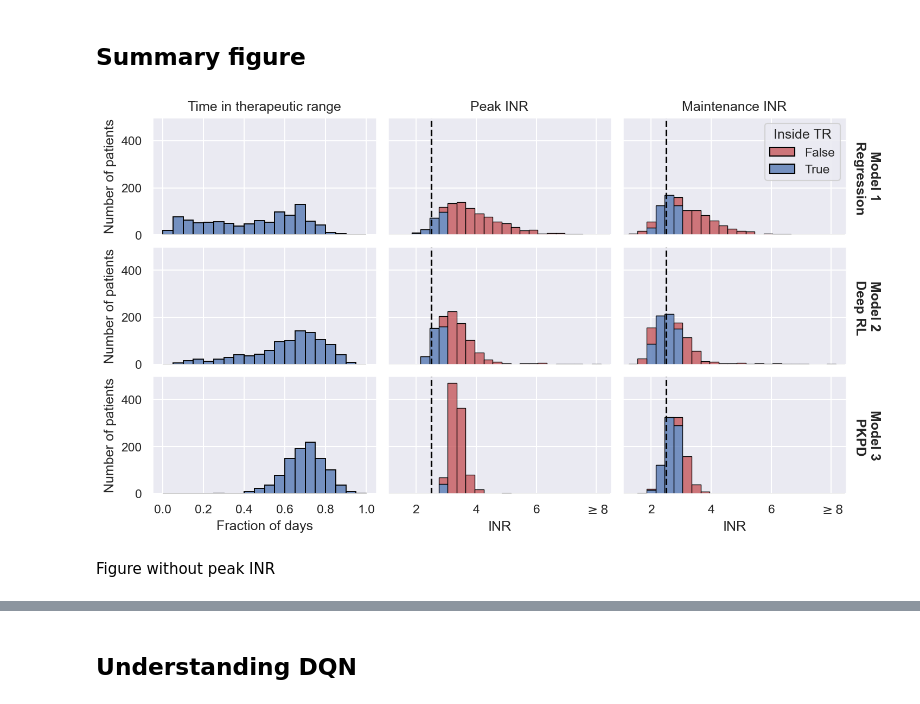
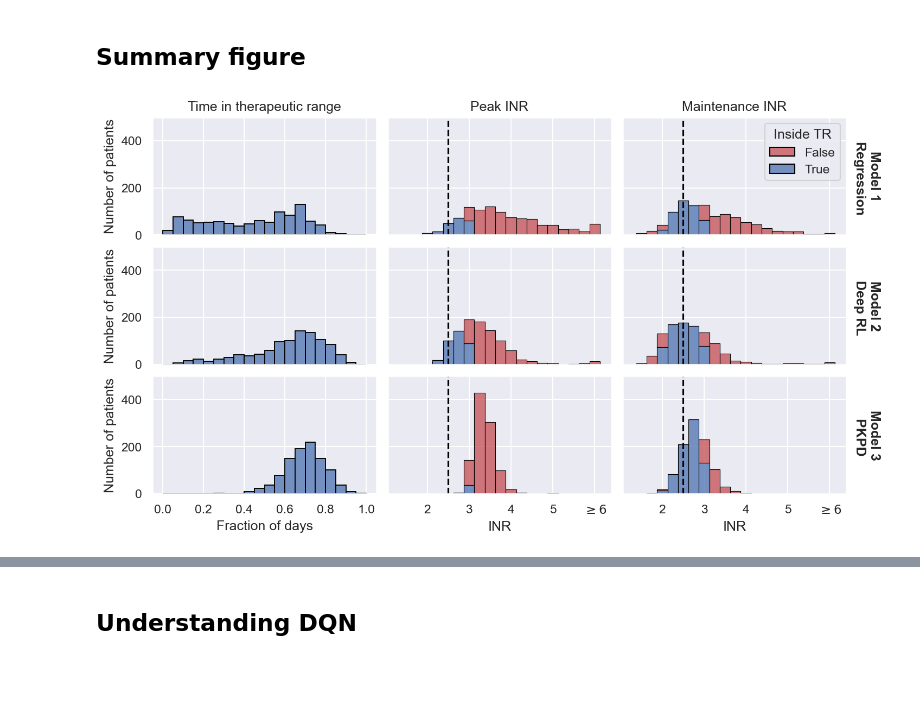
Before and after one commit to DavAug/mipd-warfarin, a Jupyter notebook: results/1_systems_pharmacology_model/results.ipynb, the cells around one changed output, grey strips where cells are left out. Cells and saved outputs as stored; diff of their text form; code cells hidden in the pictures; blank space fills up the shorter version.

Commit message:
tweak figure

```diff
--- a/results/1_systems_pharmacology_model/results.ipynb
+++ b/results/1_systems_pharmacology_model/results.ipynb
@@ -453,16 +476,16 @@ for idx, _id in enumerate(ids):
         inrs_3[idx, idn, 2] = temp[
             temp['Number of observations'] == n]['Dose %d in mg' % n].values
 
-# Filter out individuals with INR > 8
+# Filter out individuals with INR > 6
 dropout_3 = []
 indices = []
 for idx, inr in enumerate(inrs_3):
-    if np.any(inr[:, 1] > 8):
+    if np.any(inr[:, 1] > 6):
         dropout_3.append(inr)
 
-        # Set INRs to 8 for convenience of plotting
+        # Set INRs to 6 for convenience of plotting
         inr = inr[:, 1]
-        inr[inr > 8] = 8
+        inr[inr > 6] = 6
         inrs_3[idx, :, 1] = inr
 dropout_3 = np.array(dropout_3)
 # %% [markdown]
@@ -617,18 +622,18 @@ for idx, _id in enumerate(ids):
         inrs_4[idx, idn, 2] = temp[
             temp['Number of observations'] == n]['Dose %d in mg' % n].values
 
-# Filter out individuals with INR > 8
+# Filter out individuals with INR > 6
 dropout_4 = []
 indices = []
 for idx, inr in enumerate(inrs_4):
-    if np.any(inr[:, 1] > 8):
+    if np.any(inr[:, 1] > 6):
         dropout_4.append(inr)
 
-        # Set INRs to 8 for convenience of plotting
+        # Set INRs to 6 for convenience of plotting
         inr = inr[:, 1]
-        inr[inr > 8] = 8
+        inr[inr > 6] = 6
         inrs_4[idx, :, 1] = inr
-dropout_4 = np.array(dropout_3)
+dropout_4 = np.array(dropout_4)
 # %% [markdown]
 Visualise treatment response
 # %%
@@ -779,7 +784,7 @@ sns.histplot(
     edgecolor='black')
 
 # Plot distribution of peak INR
-bins = np.arange(0.05, 8.6, 0.3)
+bins = np.arange(0.125, 8.6, 0.25)
 max_inrs = np.max(inrs_1, axis=1)
 df = pd.DataFrame({
     'INR': max_inrs, 'Inside TR': (max_inrs>=2) & (max_inrs<=3)})
@@ -863,12 +868,12 @@ axes[1].set_xlabel('')
 axes[1].set_xticklabels(labels=[], visible=False)
 axes[1].set_yticklabels(labels=[], visible=False)
 axes[1].set_ylabel('')
-axes[1].set_xlim([1.05, 8.5])
+axes[1].set_xlim([1.05, 6.4])
 axes[1].set_ylim([0, 499])
 axes[2].set_xlabel('')
 axes[2].set_xticklabels(labels=[], visible=False)
 axes[2].set_yticklabels(labels=[], visible=False)
-axes[2].set_xlim([1.05, 8.5])
+axes[2].set_xlim([1.05, 6.4])
 axes[2].set_ylim([0, 499])
 axes[2].set_ylabel('')
 axes[3].set_xlabel('')
@@ -880,13 +885,13 @@ axes[4].set_xlabel('')
 axes[4].set_xticklabels(labels=[], visible=False)
 axes[4].set_yticklabels(labels=[], visible=False)
 axes[4].set_ylabel('')
-axes[4].set_xlim([1.05, 8.5])
+axes[4].set_xlim([1.05, 6.4])
 axes[4].set_ylim([0, 499])
 axes[5].set_xlabel('')
 axes[5].set_ylabel('')
 axes[5].set_xticklabels(labels=[], visible=False)
 axes[5].set_yticklabels(labels=[], visible=False)
-axes[5].set_xlim([1.05, 8.5])
+axes[5].set_xlim([1.05, 6.4])
 axes[5].set_ylim([0, 499])
 axes[6].set_xlabel('Fraction of days')
 axes[6].set_ylabel('Number of patients')
@@ -895,39 +900,37 @@ axes[6].set_ylim([0, 499])
 axes[7].set_xlabel('INR')
 axes[7].set_ylabel('')
 axes[7].set_yticklabels(labels=[], visible=False)
-axes[7].set_xticks([2, 4, 6, 8])
-axes[7].set_xticklabels(labels=['2', '4', '6', r'$\geq8$'])
-axes[7].set_xlim([1.05, 8.5])
+axes[7].set_xticks([2, 3, 4, 5, 6])
+axes[7].set_xticklabels(labels=['2', '3', '4', '5', r'$\geq6$'])
+axes[7].set_xlim([1.05, 6.4])
 axes[7].set_ylim([0, 499])
 axes[8].set_xlabel('INR')
-axes[8].set_xlim([1.05, 8.5])
+axes[8].set_xlim([1.05, 6.4])
 axes[8].set_ylim([0, 499])
 axes[8].set_ylabel('')
 axes[8].set_yticklabels(labels=[], visible=False)
-axes[8].set_xticks([2, 4, 6, 8])
-axes[8].set_xticklabels(labels=['2', '4', '6', r'$\geq8$'])
+axes[8].set_xticks([2, 3, 4, 5, 6])
+axes[8].set_xticklabels(labels=['2', '3', '4', '5', r'$\geq6$'])
 
 axes[0].set_title('Time in therapeutic range')
 axes[1].set_title('Peak INR')
 axes[2].set_title('Maintenance INR')
 
 axes[2].yaxis.set_label_position("right")
 axes[2].set_ylabel(
     'Model 1\n Regression', rotation=-90, labelpad=30, fontweight='bold')
 axes[5].yaxis.set_label_position("right")
 axes[5].set_ylabel(
     'Model 2\n Deep RL', rotation=-90, labelpad=30, fontweight='bold')
 axes[8].yaxis.set_label_position("right")
 axes[8].set_ylabel(
     'Model 3\n PKPD', rotation=-90, labelpad=30, fontweight='bold')
 
 plt.savefig('10_mipd_trial_results.pdf',
     bbox_inches='tight')
 plt.savefig('10_mipd_trial_results.tif',
     bbox_inches='tight')
 
 plt.show()
 # %% [output]
-[figure, old version]
+[figure, new version]
-# %% [markdown]
-Figure without peak INR
```
Also changed, not shown: parts of 7 cells of this notebook, 2 other files.
